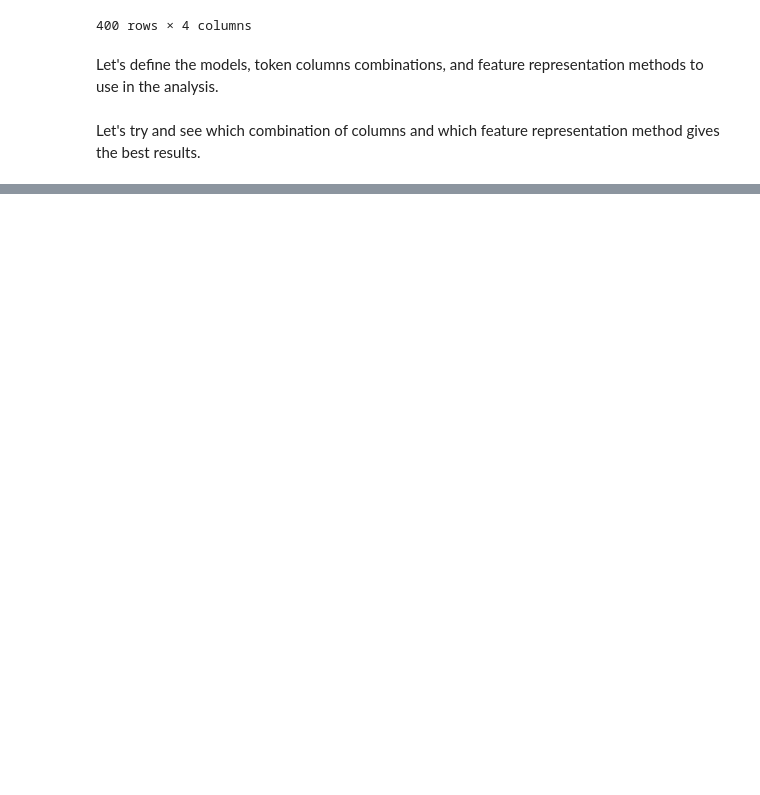
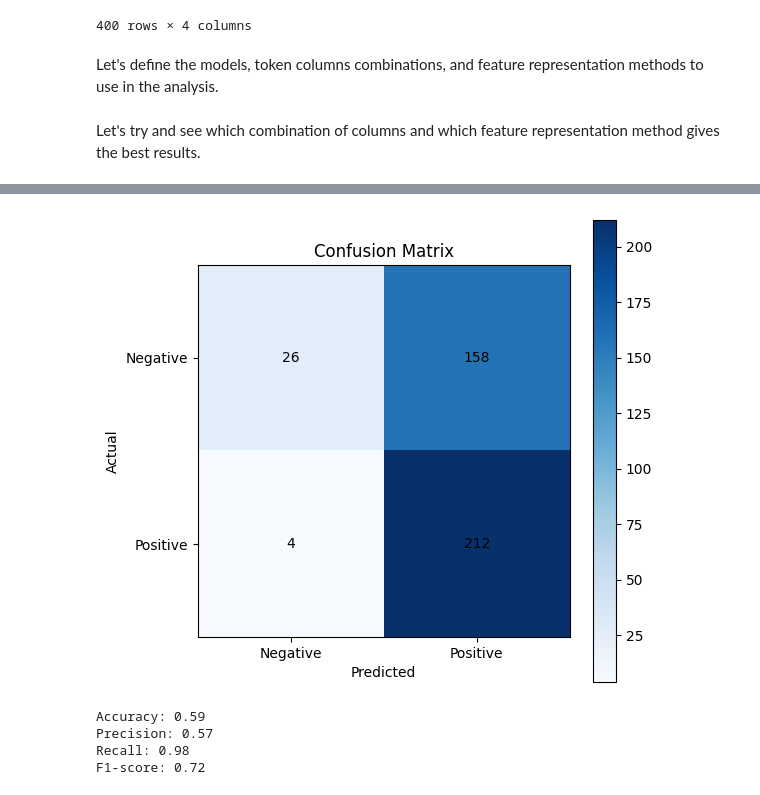
Before and after one commit to rnribeiro/NLP_FEUP, a Jupyter notebook: main.ipynb, the cells around one changed output, grey strips where cells are left out. Drawn from its saved outputs; the diff is of its cells as text; code cells hidden in the pictures; blank space fills up the shorter version.

```diff
--- a/main.ipynb
+++ b/main.ipynb
@@ -525,0 +488,17 @@ news['sentiment_label'] = news['sentiment'].apply(lambda x: 'positive' if x >= 0
+# %%
+# Create a new DataFrame to store the sentiment scores
+news_vader = news.copy()
+
+# Convert the 'label' column to binary
+news_vader['label'] = news_vader['label'].apply(lambda x: 1 if x == 'Positive' else 0)
+
+# Calculate the sentiment score for each news article
+news_vader['combined_text'] = news_vader['headline'] + ' ' + news_vader['synopsis'] + ' ' + news_vader['text']
+
+# Calculate the sentiment score for each news article
+news_vader['combined_text_sentiment'] = news_vader['combined_text'].apply(lambda x: sia.polarity_scores(x)['compound'])
+
+# Label the sentiment as binary
+news_vader['combined_text_sentiment_label'] = news_vader['combined_text_sentiment'].apply(lambda x: 1 if x >= 0 else 0)
+
+news_vader
@@ -525,0 +519,43 @@ news['sentiment_label'] = news['sentiment'].apply(lambda x: 'positive' if x >= 0
+# %%
+# Calculate the confusion matrix
+conf_matrix = confusion_matrix(news_vader['label'], news_vader['combined_text_sentiment_label'])
+# Calculate accuracy, precision, recall, and F1-score
+accuracy = (conf_matrix[0, 0] + conf_matrix[1, 1]) / conf_matrix.sum()
+precision = precision_score(news_vader['label'], news_vader['combined_text_sentiment_label'])
+recall = recall_score(news_vader['label'], news_vader['combined_text_sentiment_label'])
+f1 = f1_score(news_vader['label'], news_vader['combined_text_sentiment_label'])
+
+# Store the results in a DataFrame
+results_vader = []
+results_vader.append({
+    'Column': 'combined_text',
+    'Accuracy': accuracy,
+    'Precision': precision,
+    'Recall': recall,
+    'F1-score': f1
+})
+
+# Plot the confusion matrix
+plt.figure(figsize=(6, 6))
+plt.imshow(conf_matrix, cmap='Blues', interpolation='nearest')
+plt.title('Confusion Matrix')
+plt.colorbar()
+plt.xticks([0, 1], ['Negative', 'Positive'])
+plt.yticks([0, 1], ['Negative', 'Positive'])
+plt.xlabel('Predicted')
+plt.ylabel('Actual')
+for i in range(2):
+    for j in range(2):
+        plt.text(j, i, str(conf_matrix[i, j]), ha='center', va='center', color='black')
+plt.show()
+
+print(f'Accuracy: {accuracy:.2f}')
+print(f'Precision: {precision:.2f}')
+print(f'Recall: {recall:.2f}')
+print(f'F1-score: {f1:.2f}')
+# %% [output]
+[figure, added]
+Accuracy: 0.59
+Precision: 0.57
+Recall: 0.98
+F1-score: 0.72
```
Also changed, not shown: parts of 28 cells of this notebook, 2 other files.
